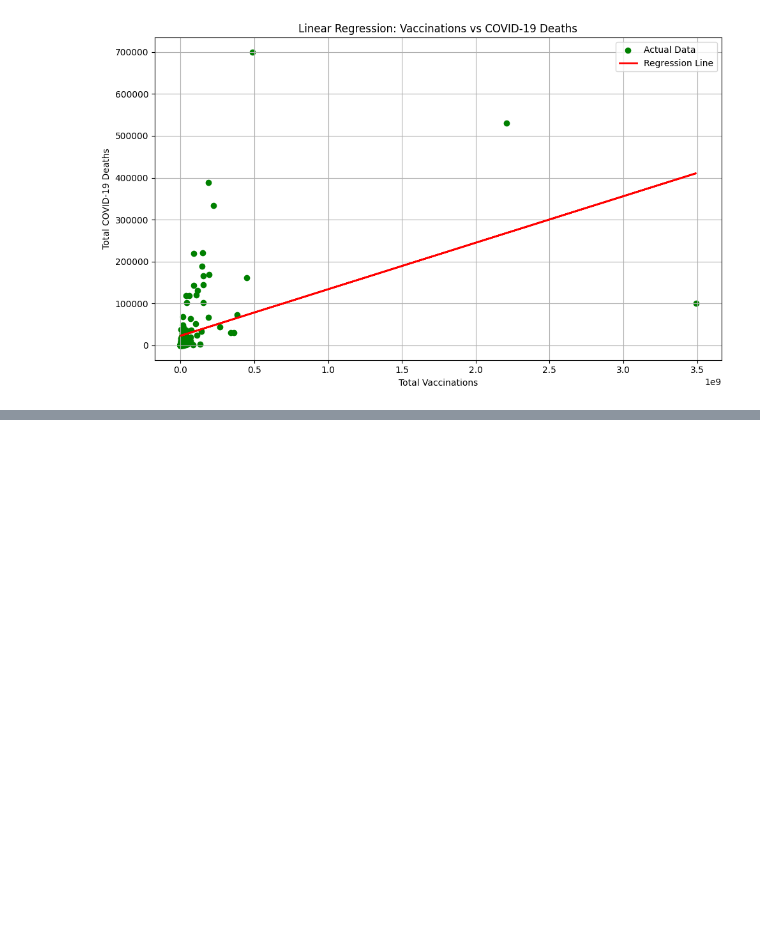
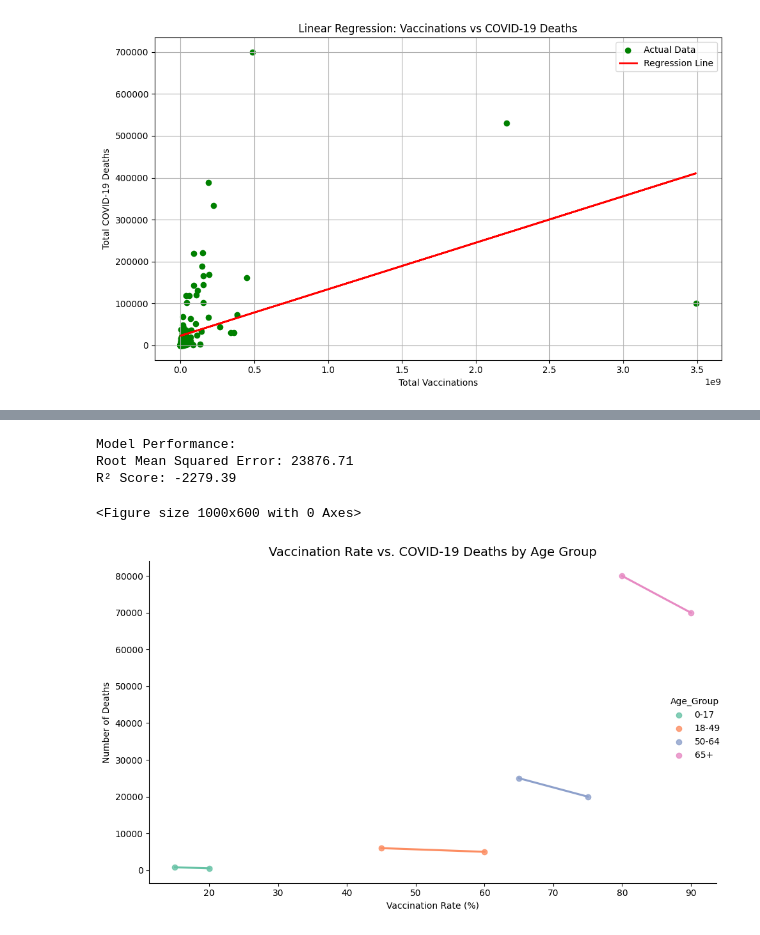
Before and after one commit to Sidhchamp1/Covid-19, a Jupyter notebook: Copy_of_test_code.ipynb, the cells around one changed output, grey strips where cells are left out. Drawn from its saved outputs; the diff is of its cells as text; code cells hidden in the pictures; blank space fills up the shorter version.

```diff
--- a/Copy_of_test_code.ipynb
+++ b/Copy_of_test_code.ipynb
@@ -910,0 +1089,69 @@ weighted avg       0.82      0.73      0.71        37
+# %%
+# Step 1: Import libraries
+import pandas as pd
+import numpy as np
+import matplotlib.pyplot as plt
+import seaborn as sns
+from sklearn.linear_model import LinearRegression
+from sklearn.model_selection import train_test_split
+from sklearn.metrics import mean_squared_error, r2_score
+
+# Step 2: Load sample dataset (replace with real data if you have it)
+data = {
+    'Country': ['USA', 'USA', 'USA', 'USA', 'India', 'India', 'India', 'India'],
+    'Age_Group': ['0-17', '18-49', '50-64', '65+', '0-17', '18-49', '50-64', '65+'],
+    'Vaccination_Rate': [20, 60, 75, 90, 15, 45, 65, 80],  # %
+    'Deaths': [500, 5000, 20000, 70000, 800, 6000, 25000, 80000]  # absolute count
+}
+
+df = pd.DataFrame(data)
+
+# Step 3: Choose features and target variable
+X = df[['Vaccination_Rate']]
+y = df['Deaths']
+
+# Step 4: Split the data
+X_train, X_test, y_train, y_test = train_test_split(X, y, test_size=0.25, random_state=42)
+
+# Step 5: Initialize model
+model = LinearRegression()
+
+# Step 6: Fit the model
+model.fit(X_train, y_train)
+
+# Step 7: Predict and evaluate
+y_pred = model.predict(X_test)
+mse = mean_squared_error(y_test, y_pred)
+rmse = np.sqrt(mse)
+r2 = r2_score(y_test, y_pred)
+
+print("Model Performance:")
+print(f"Root Mean Squared Error: {rmse:.2f}")
+print(f"R² Score: {r2:.2f}")
+
+
+# Step 8: Visualization (with regression lines by age group)
+plt.figure(figsize=(10, 6))
+sns.lmplot(
+    data=df,
+    x='Vaccination_Rate',
+    y='Deaths',
+    hue='Age_Group',
+    aspect=1.5,
+    height=6,
+    markers='o',
+    palette='Set2',
+    ci=None
+)
+
+plt.title('Vaccination Rate vs. COVID-19 Deaths by Age Group', fontsize=14)
+plt.xlabel('Vaccination Rate (%)')
+plt.ylabel('Number of Deaths')
+plt.tight_layout()
+plt.show()
+# %% [output]
+Model Performance:
+Root Mean Squared Error: 23876.71
+R² Score: -2279.39
+<Figure size 1000x600 with 0 Axes>
+[figure, added]
```
Also changed, not shown: parts of 9 cells of this notebook.
